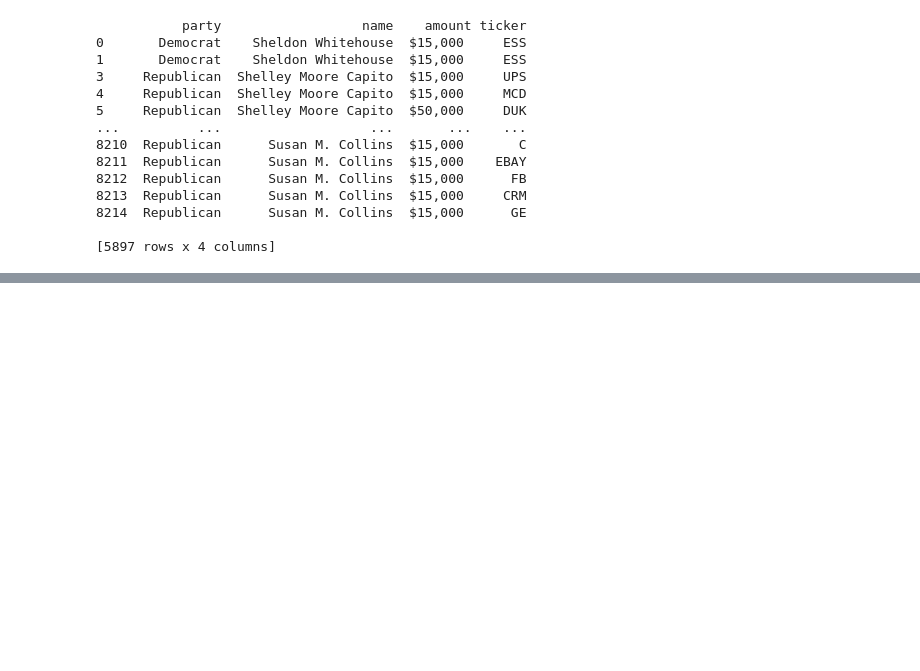
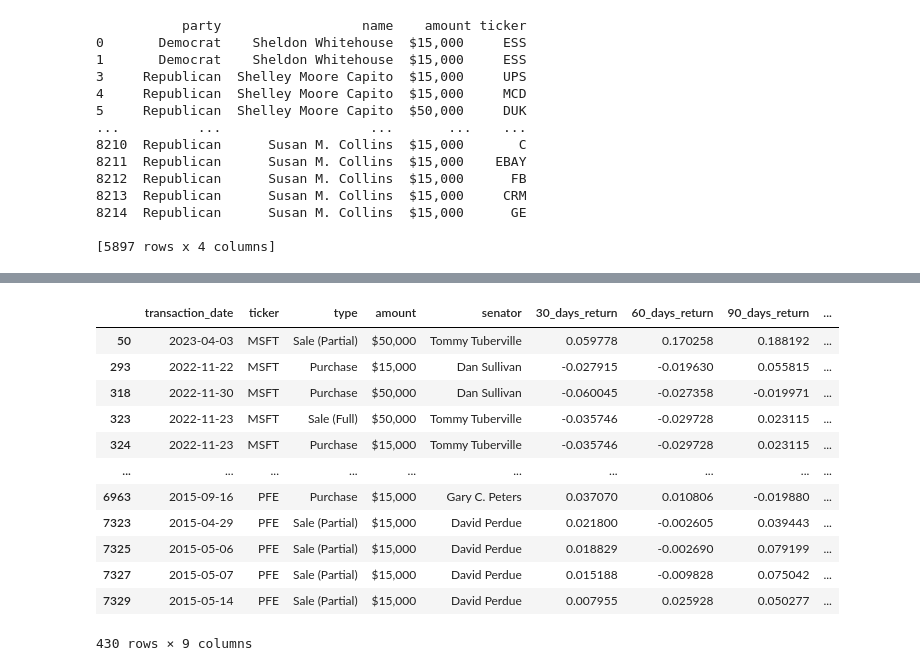
Before and after one commit to MRosan117/senator_trading_performance, a Jupyter notebook: senators.ipynb, the cells around one changed output, grey strips where cells are left out. Cells and saved outputs as stored; diff of their text form; code cells hidden in the pictures; blank space fills up the shorter version.

```diff
--- a/senators.ipynb
+++ b/senators.ipynb
@@ -158,0 +581,4 @@ bar_chart
+# %%
+# dropna from tickers
+tickers_df_dropped=tickers_data_df.dropna()
+tickers_df_dropped.head
@@ -158,0 +680,7 @@ bar_chart
+# %%
+# drop duplicates
+dup_drop=combined_data.drop_duplicates().dropna()
+dup_drop
+
+ready_csv_data=dup_drop.dropna()#.set_index('transaction_date')
+display(ready_csv_data)
@@ -158,0 +834,9 @@ bar_chart
+# %%
+# Create a list of new column names based on existing close columns
+new_cols = [col for col, close_col in ready_ticker_data.columns]
+
+# Assign the new column names to the columns of ready_ticker_data
+ready_ticker_data.columns = new_cols
+
+# Display the first few rows of the modified ready_ticker_data DataFrame
+ready_ticker_data.head()
@@ -158,0 +1081,51 @@ bar_chart
+# %%
+# Convert the 'transaction_date' column in ready_csv_data to datetime format
+ready_csv_data['transaction_date'] = pd.to_datetime(ready_csv_data['transaction_date'])
+
+# Set the duration for the time frame
+duration = 180
+
+# Loop through each row in the ready_csv_data DataFrame
+for idx, row in ready_csv_data.iterrows():
+    # Extract the transaction date and ticker from the current row
+    start = row['transaction_date']  # Extracted transaction date
+    ticker = row['ticker']  # Extracted ticker
+
+    # Check if the ticker is present in ready_ticker_data columns
+    if ticker not in ready_ticker_data.columns:
+        # If not, skip to the next row
+        continue
+
+    # Calculate the end date of the time frame
+    end = start + timedelta(days=duration)
+
+    # Extract the data for the specified ticker within the time frame
+    df_in_timeframe = ready_ticker_data.loc[start:end, ticker]
+
+    # Check if the extracted DataFrame is empty
+    if df_in_timeframe.empty:
+        # If empty, skip to the next row
+        continue
+
+    # Calculate the return within the time frame
+    return_in_timeframe = df_in_timeframe.iloc[-1] / df_in_timeframe.iloc[0] - 1
+
+    # Assign the calculated return to the ready_csv_data DataFrame
+    ready_csv_data.loc[idx, f'{duration}_days_return'] = return_in_timeframe.item()
+
+# Display the modified ready_csv_data DataFrame
+display(ready_csv_data)
+# %% [output]
+|  | transaction_date | ticker | type | amount | senator | 30_days_return | 60_days_return | 90_days_return | ... |
+| 50 | 2023-04-03 | MSFT | Sale (Partial) | $50,000 | Tommy Tuberville | 0.059778 | 0.170258 | 0.188192 | ... |
+| 293 | 2022-11-22 | MSFT | Purchase | $15,000 | Dan Sullivan | -0.027915 | -0.019630 | 0.055815 | ... |
+| 318 | 2022-11-30 | MSFT | Purchase | $50,000 | Dan Sullivan | -0.060045 | -0.027358 | -0.019971 | ... |
+| 323 | 2022-11-23 | MSFT | Sale (Full) | $50,000 | Tommy Tuberville | -0.035746 | -0.029728 | 0.023115 | ... |
+| 324 | 2022-11-23 | MSFT | Purchase | $15,000 | Tommy Tuberville | -0.035746 | -0.029728 | 0.023115 | ... |
+| ... | ... | ... | ... | ... | ... | ... | ... | ... | ... |
+| 6963 | 2015-09-16 | PFE | Purchase | $15,000 | Gary C. Peters | 0.037070 | 0.010806 | -0.019880 | ... |
+| 7323 | 2015-04-29 | PFE | Sale (Partial) | $15,000 | David Perdue | 0.021800 | -0.002605 | 0.039443 | ... |
+| 7325 | 2015-05-06 | PFE | Sale (Partial) | $15,000 | David Perdue | 0.018829 | -0.002690 | 0.079199 | ... |
+| 7327 | 2015-05-07 | PFE | Sale (Partial) | $15,000 | David Perdue | 0.015188 | -0.009828 | 0.075042 | ... |
+| 7329 | 2015-05-14 | PFE | Sale (Partial) | $15,000 | David Perdue | 0.007955 | 0.025928 | 0.050277 | ... |
+430 rows × 9 columns
```
Also changed, not shown: parts of 53 cells of this notebook, 9 other files.
